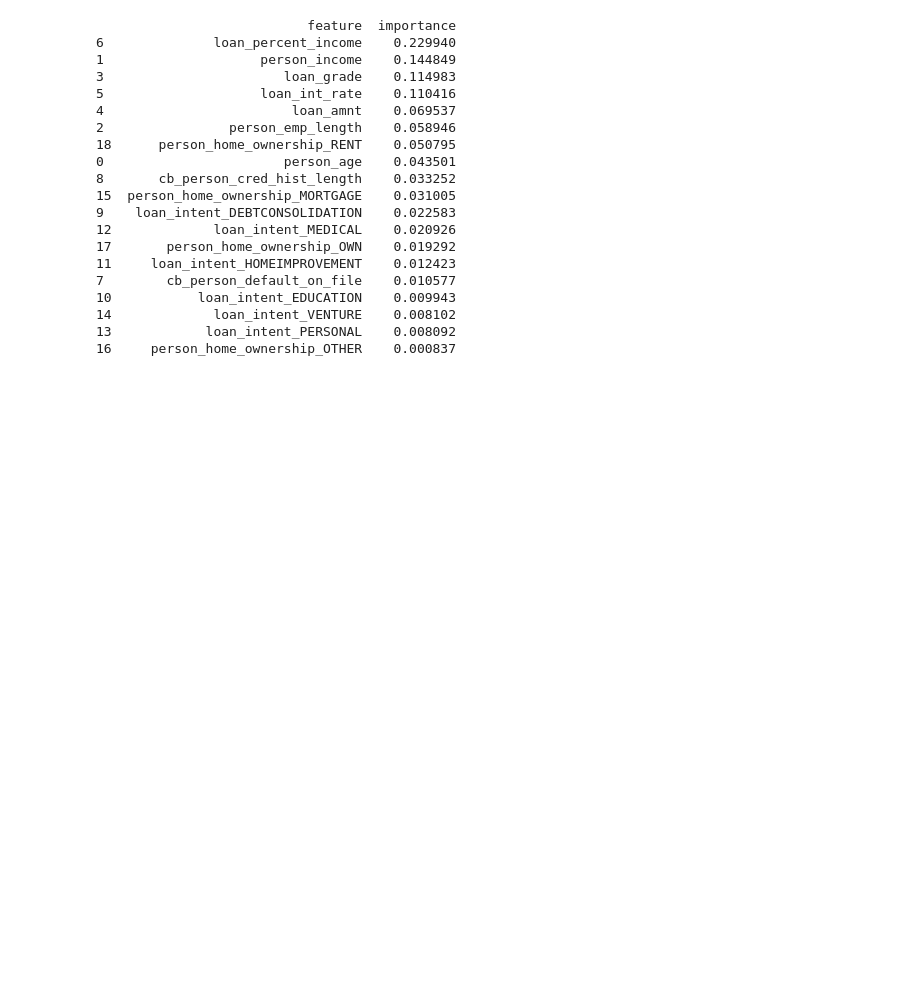
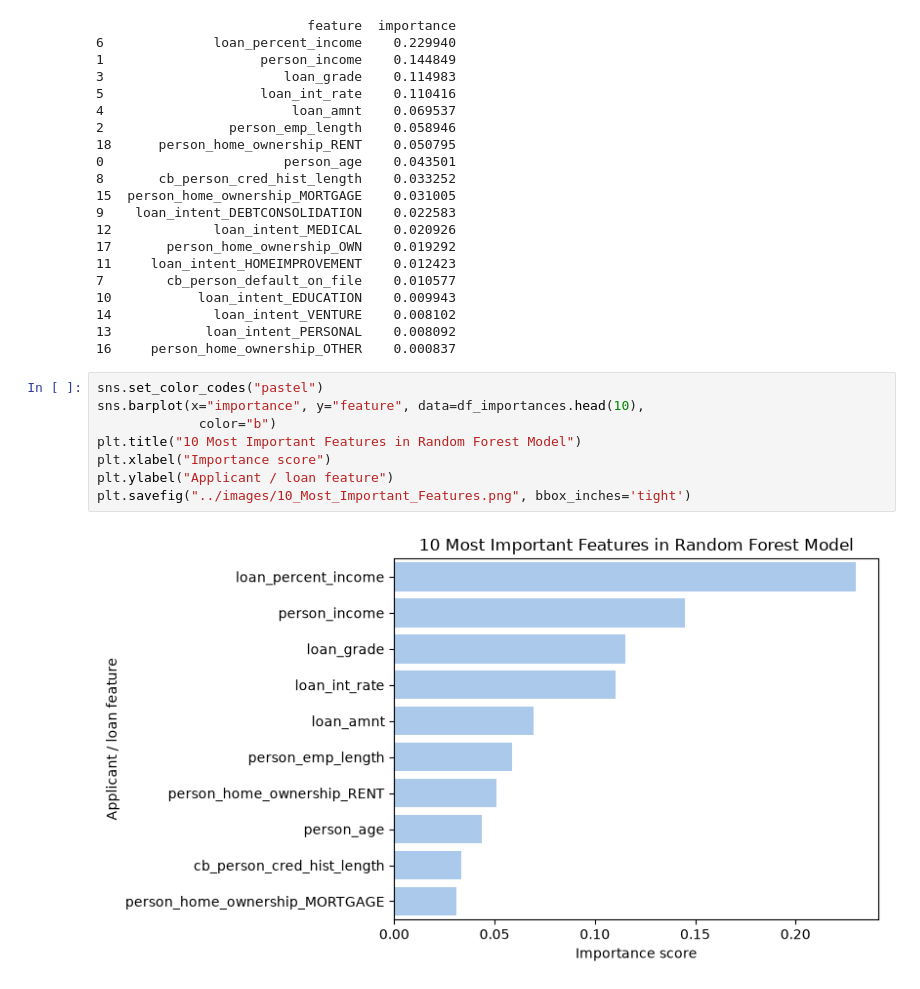
Before and after one commit to mariecarmenbedie-datascientist/credit-risk-default-prediction, a Jupyter notebook: notebooks/01_exploration.ipynb, the cells around one changed output. Cells and saved outputs as stored; diff of their text form; blank space fills up the shorter version.

Commit message:
barplot_important_features

```diff
--- a/notebooks/01_exploration.ipynb
+++ b/notebooks/01_exploration.ipynb
@@ -584,3 +610,13 @@ print(df_importances)
 14             loan_intent_VENTURE    0.008102
 13            loan_intent_PERSONAL    0.008092
 16     person_home_ownership_OTHER    0.000837
+# %%
+sns.set_color_codes("pastel")
+sns.barplot(x="importance", y="feature", data=df_importances.head(10),
+             color="b")
+plt.title("10 Most Important Features in Random Forest Model")
+plt.xlabel("Importance score")
+plt.ylabel("Applicant / loan feature")
+plt.savefig("../images/10_Most_Important_Features.png", bbox_inches='tight')
+# %% [output]
+[figure, added]
```
Also changed, not shown: parts of 2 cells of this notebook, 1 other file.
